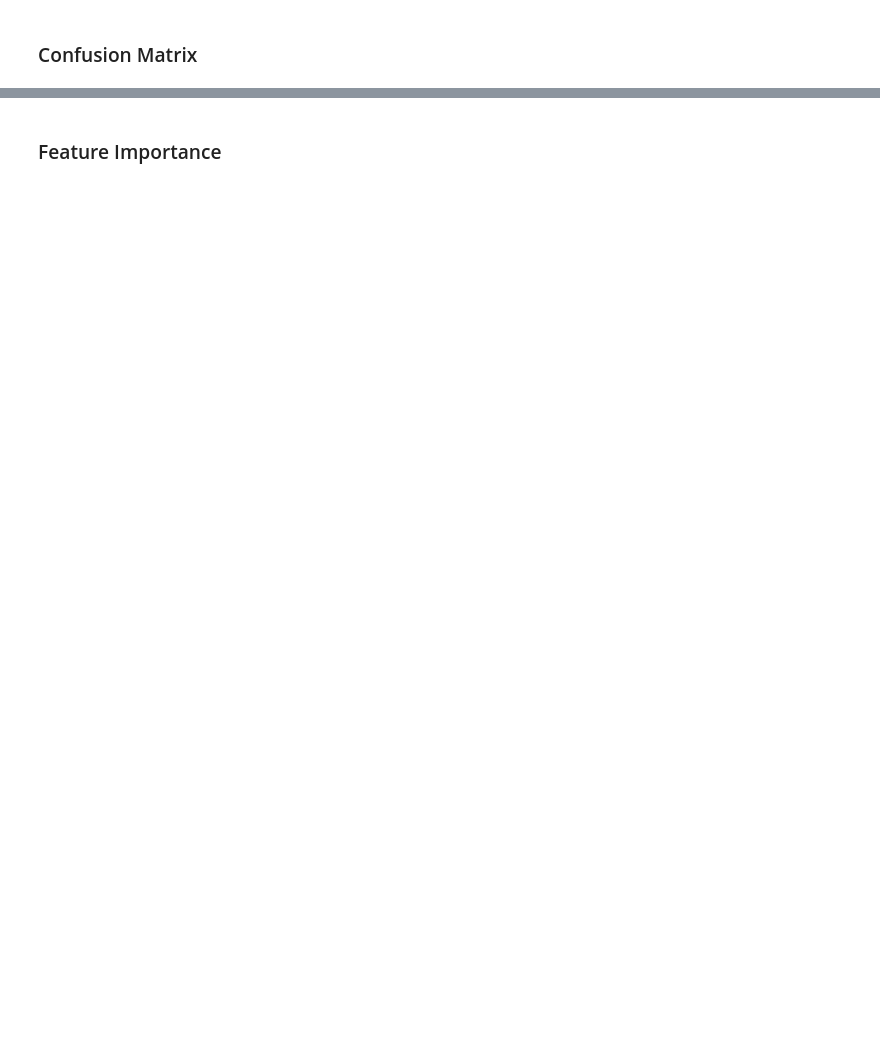
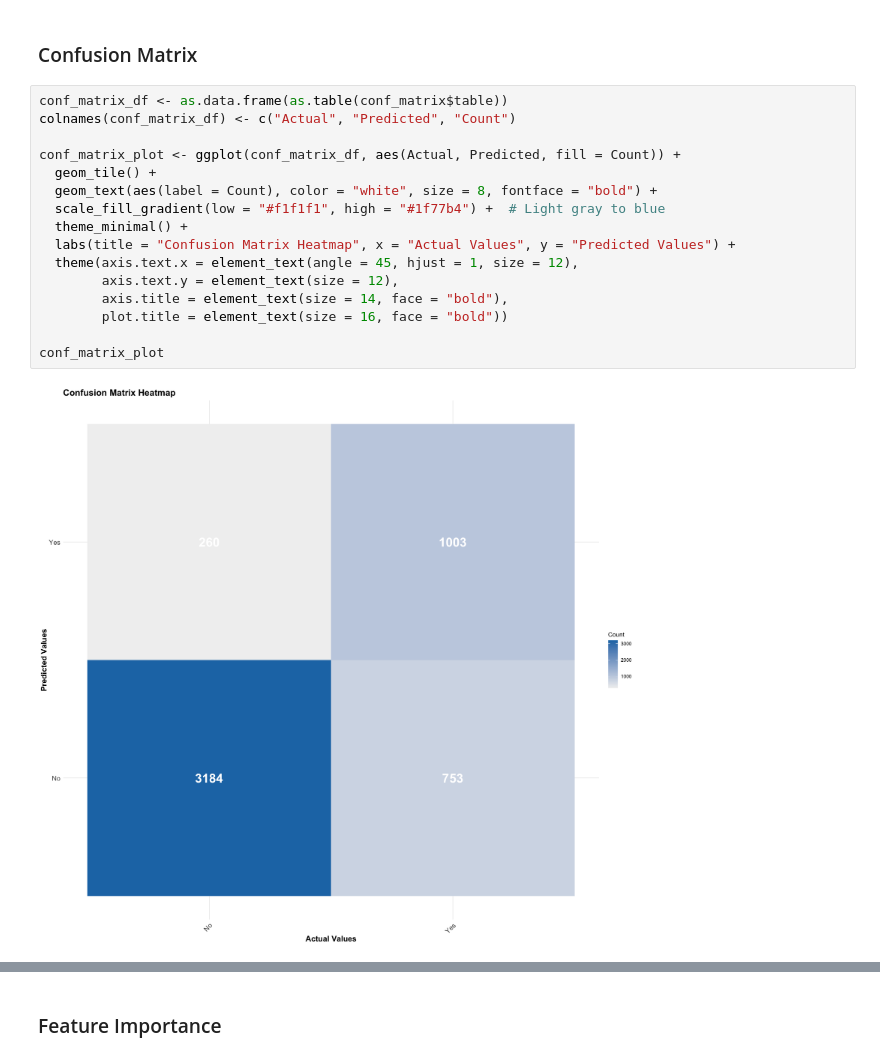
Before and after one commit to DSCI-310-2025/dsci-310-group-01, a Jupyter notebook: notebooks/animal_adoption_analysis.ipynb, the cells around one changed output, grey strips where cells are left out. Cells and saved outputs as stored; diff of their text form; blank space fills up the shorter version.

```diff
--- a/notebooks/animal_adoption_analysis.ipynb
+++ b/notebooks/animal_adoption_analysis.ipynb
@@ -689,4 +754,22 @@ Prediction   No  Yes
        'Positive' Class : No
 # %% [markdown]
 ### Confusion Matrix
+# %%
+conf_matrix_df <- as.data.frame(as.table(conf_matrix$table))
+colnames(conf_matrix_df) <- c("Actual", "Predicted", "Count")
+
+conf_matrix_plot <- ggplot(conf_matrix_df, aes(Actual, Predicted, fill = Count)) +
+  geom_tile() +
+  geom_text(aes(label = Count), color = "white", size = 8, fontface = "bold") +
+  scale_fill_gradient(low = "#f1f1f1", high = "#1f77b4") +  # Light gray to blue
+  theme_minimal() +
+  labs(title = "Confusion Matrix Heatmap", x = "Actual Values", y = "Predicted Values") +
+  theme(axis.text.x = element_text(angle = 45, hjust = 1, size = 12),
+        axis.text.y = element_text(size = 12),
+        axis.title = element_text(size = 14, face = "bold"),
+        plot.title = element_text(size = 16, face = "bold"))
+
+conf_matrix_plot
+# %% [output]
+[figure, added]
 # %%
```
Also changed, not shown: parts of 12 cells of this notebook.
